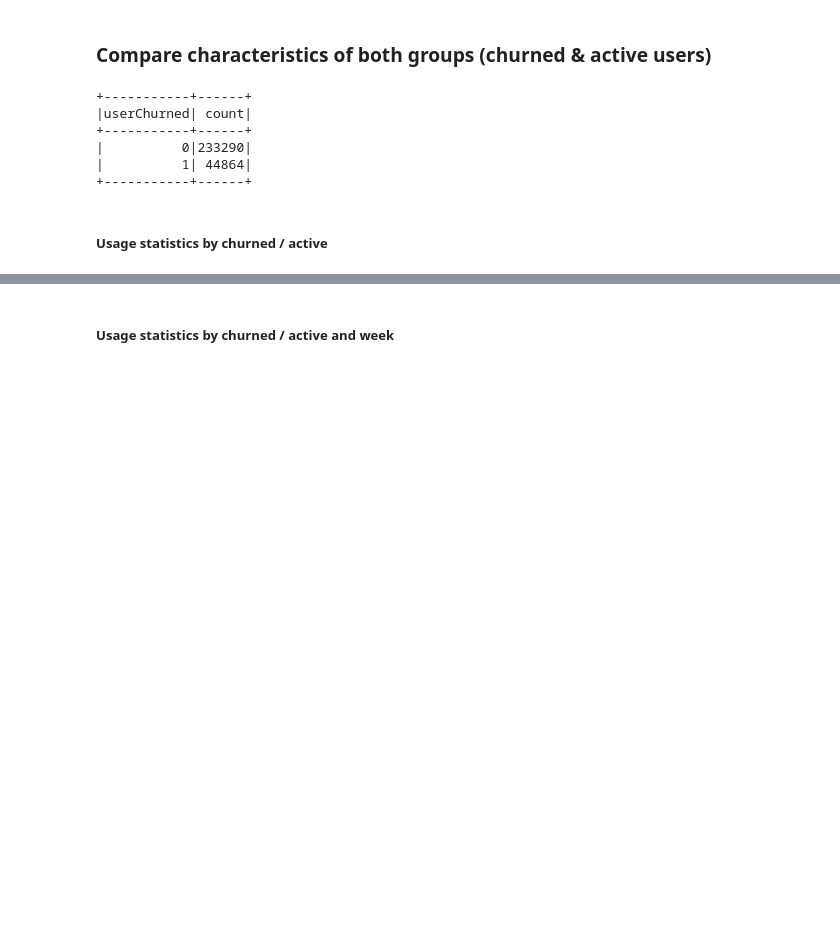
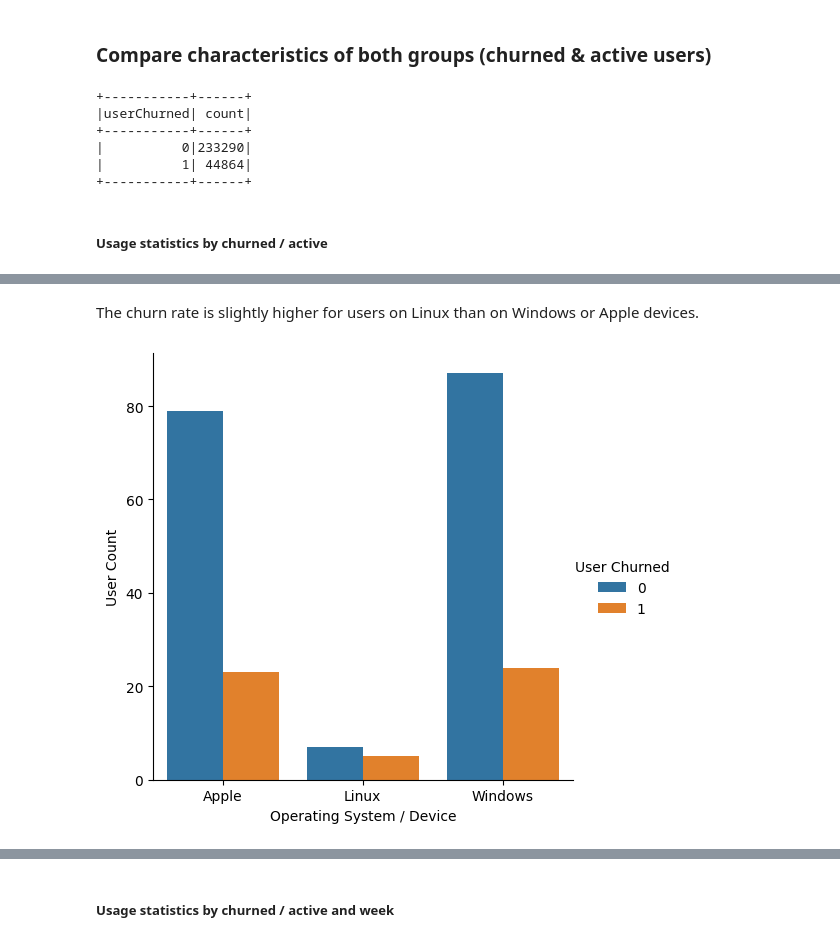
Before and after one commit to ben-sas/sparkify, a Jupyter notebook: Sparkify.ipynb, the cells around one changed output, grey strips where cells are left out. Drawn from its saved outputs; the diff is of its cells as text; code cells hidden in the pictures; blank space fills up the shorter version.

```diff
--- a/Sparkify.ipynb
+++ b/Sparkify.ipynb
@@ -703,0 +746,8 @@ df.groupBy(["userChurned"]).agg(
+# %%
+df_churn_device = df.groupBy(["deviceGroup", "userChurned"]).agg(
+                                                F.count_distinct("userId").alias("user_count"),
+                                                F.mean("length").alias("avg_length"),
+                                                (F.count("length").alias("played_songs") / F.count_distinct("userId")).alias("avg_songs_played")
+                                                ).sort("deviceGroup", "userChurned").toPandas()
+
+df_churn_device
@@ -703,0 +762,11 @@ df.groupBy(["userChurned"]).agg(
+# %% [markdown]
+The churn rate is slightly higher for users on Linux than on Windows or Apple devices.
+# %%
+sns.catplot(
+    data=df_churn_device, kind="bar",
+    x="deviceGroup", y="user_count", hue="userChurned"
+)\
+.set_axis_labels("Operating System / Device", "User Count")\
+.legend.set_title("User Churned")
+# %% [output]
+[figure, added]
```
Also changed, not shown: parts of 31 cells of this notebook.
